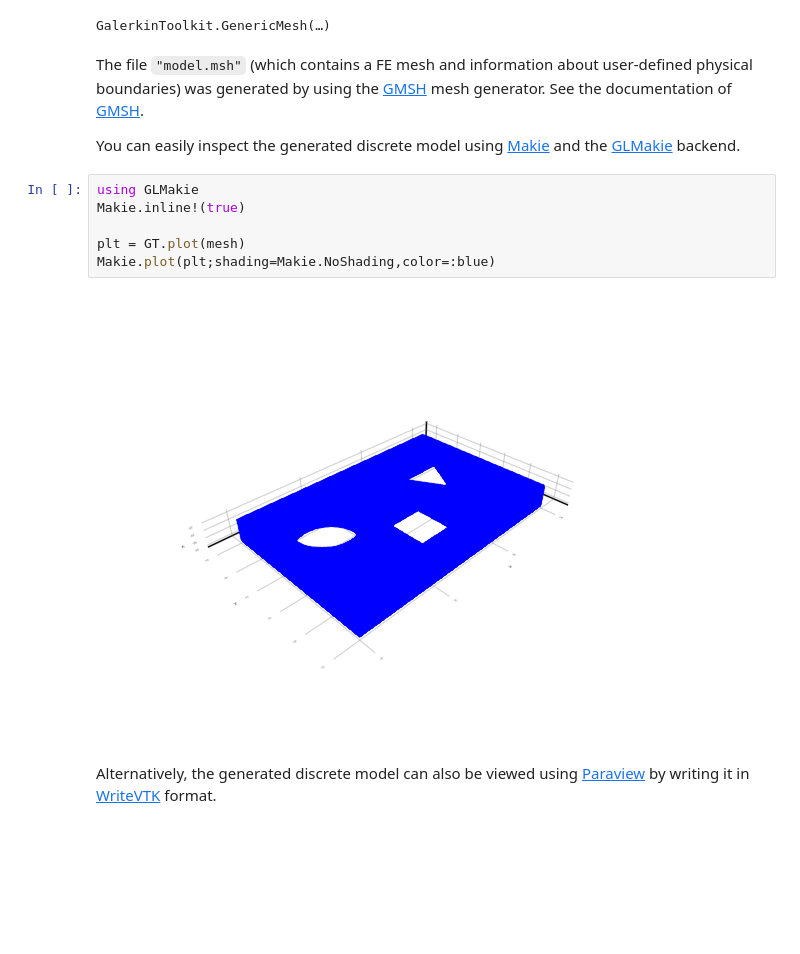
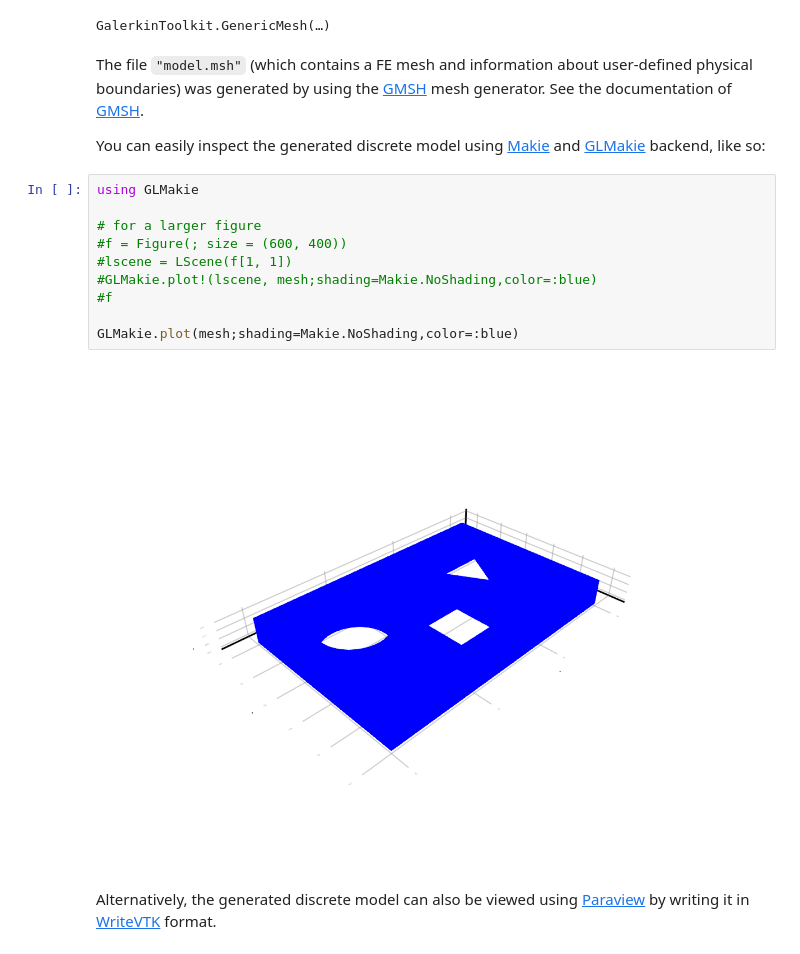
Before and after one commit to GalerkinToolkit/GalerkinToolkit.jl, a Jupyter notebook: notebooks/t001_poisson.ipynb, the cells around one changed output. Saved outputs shown, nothing was run; the diff lists cells and outputs as text; blank space fills up the shorter version.

```diff
--- a/notebooks/t001_poisson.ipynb
+++ b/notebooks/t001_poisson.ipynb
@@ -83,15 +62,19 @@ GalerkinToolkit.GenericMesh(…)
 # %% [markdown]
 The file `"model.msh"` (which contains a FE mesh and information about user-defined physical boundaries) was generated by using the [GMSH](http://gmsh.info/) mesh generator. See the documentation of [GMSH](http://gmsh.info/#Documentation).
 
-You can easily inspect the generated discrete model using [Makie](https://docs.makie.org/) and the [GLMakie](https://docs.makie.org/stable/explanations/backends/glmakie#GLMakie) backend.
+You can easily inspect the generated discrete model using [Makie](https://docs.makie.org/) and [GLMakie](https://docs.makie.org/stable/explanations/backends/glmakie#GLMakie) backend, like so:
-# %%
-using GLMakie
-Makie.inline!(true)
-
-plt = GT.plot(mesh)
-Makie.plot(plt;shading=Makie.NoShading,color=:blue)
-# %% [output]
-[figure, removed]
+# %%
+using GLMakie
+
+# for a larger figure
+#f = Figure(; size = (600, 400))
+#lscene = LScene(f[1, 1])
+#GLMakie.plot!(lscene, mesh;shading=Makie.NoShading,color=:blue)
+#f
+
+GLMakie.plot(mesh;shading=Makie.NoShading,color=:blue)
+# %% [output]
+[figure, added]
 # %% [markdown]
 Alternatively, the generated discrete model can also be viewed using [Paraview](https://www.paraview.org/) by writing it in [WriteVTK](https://github.com/JuliaVTK/WriteVTK.jl) format.
 # %%
```
Also changed, not shown: parts of 40 cells of this notebook, 2 other files.
